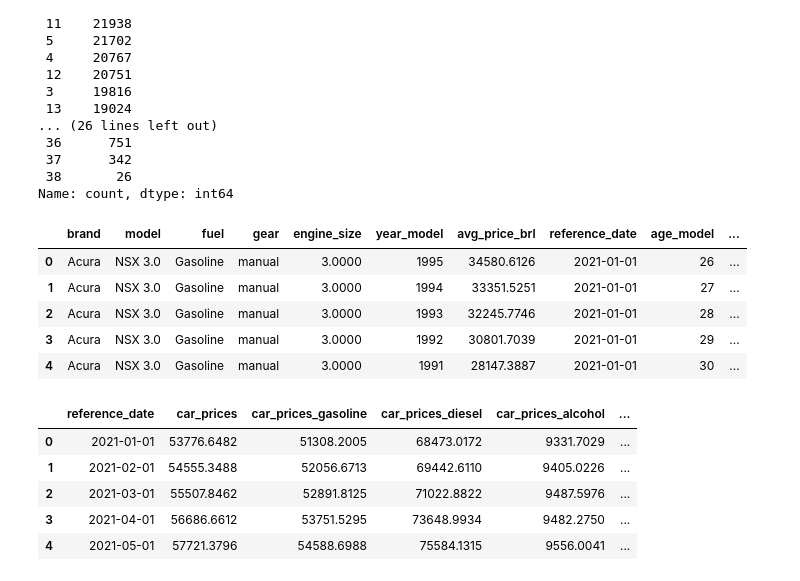
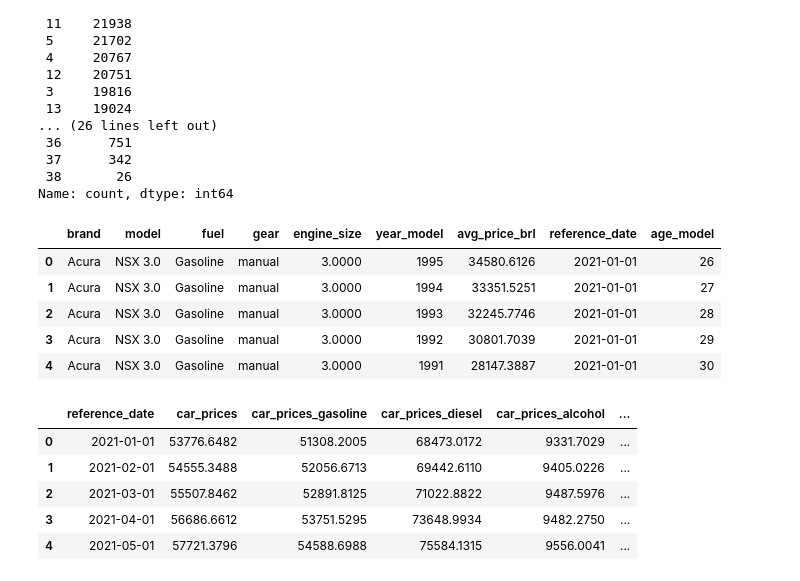
Before and after one commit to joaoqcouto/inf1032-car-prices, a Jupyter notebook: car-prices.ipynb, the cells around one changed output. Drawn from its saved outputs; the diff is of its cells as text; code cells hidden in the pictures.

```diff
--- a/car-prices.ipynb
+++ b/car-prices.ipynb
@@ -184,15 +198,16 @@ Name: count, dtype: int64
 # %%
 # corrigindo valores
 df_timeseries = df.copy()
 df_timeseries['avg_price_brl'] = df_timeseries['avg_price_brl']*df_timeseries['ipca_index']
+df_timeseries.drop(['ipca_index'], axis=1, inplace=True)
 df_timeseries.head()
 # %% [output]
-|  | brand | model | fuel | gear | engine_size | year_model | avg_price_brl | reference_date | age_model | ... |
-| 0 | Acura | NSX 3.0 | Gasoline | manual | 3.0000 | 1995 | 34580.6126 | 2021-01-01 | 26 | ... |
-| 1 | Acura | NSX 3.0 | Gasoline | manual | 3.0000 | 1994 | 33351.5251 | 2021-01-01 | 27 | ... |
-| 2 | Acura | NSX 3.0 | Gasoline | manual | 3.0000 | 1993 | 32245.7746 | 2021-01-01 | 28 | ... |
-| 3 | Acura | NSX 3.0 | Gasoline | manual | 3.0000 | 1992 | 30801.7039 | 2021-01-01 | 29 | ... |
-| 4 | Acura | NSX 3.0 | Gasoline | manual | 3.0000 | 1991 | 28147.3887 | 2021-01-01 | 30 | ... |
+|  | brand | model | fuel | gear | engine_size | year_model | avg_price_brl | reference_date | age_model |
+| 0 | Acura | NSX 3.0 | Gasoline | manual | 3.0000 | 1995 | 34580.6126 | 2021-01-01 | 26 |
+| 1 | Acura | NSX 3.0 | Gasoline | manual | 3.0000 | 1994 | 33351.5251 | 2021-01-01 | 27 |
+| 2 | Acura | NSX 3.0 | Gasoline | manual | 3.0000 | 1993 | 32245.7746 | 2021-01-01 | 28 |
+| 3 | Acura | NSX 3.0 | Gasoline | manual | 3.0000 | 1992 | 30801.7039 | 2021-01-01 | 29 |
+| 4 | Acura | NSX 3.0 | Gasoline | manual | 3.0000 | 1991 | 28147.3887 | 2021-01-01 | 30 |
 # %%
 # agrupando dados por reference_date
 df_timeseries = df_timeseries.groupby('reference_date').agg(
```
Also changed, not shown: parts of 23 cells of this notebook, 3 other files.
